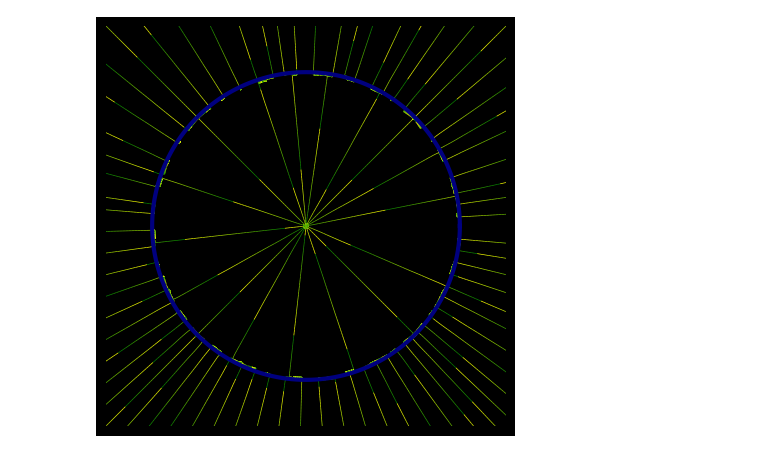
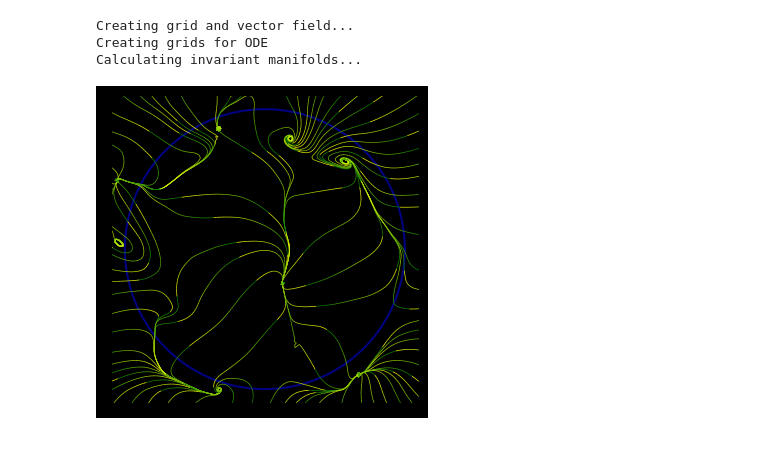
Before and after one commit to Asagodi/topological_diversity, a Jupyter notebook: Stability/videos/vector_field_animation.ipynb, the cells around one changed output. Drawn from its saved outputs; the diff is of its cells as text; code cells hidden in the pictures.

```diff
--- a/Stability/videos/vector_field_animation.ipynb
+++ b/Stability/videos/vector_field_animation.ipynb
@@ -361,7 +361,7 @@ def get_random_vector_field_from_ringattractor(min_val_sim = 2, n_grid = 40, nor
     #generate random length scale
     length_scale = np.random.uniform(0.1, 1.0)
     #set kernel
-    kernel = C(1.0, (1e-4, 1e1)) * RBF(length_scale, (1e-4, 1e1))
+    kernel = ConstantKernel(1.0, (1e-4, 1e1)) * RBF(length_scale, (1e-4, 1e1))
     K = kernel(xy)
     #generate random vector field
     perturb_u = np.random.multivariate_normal(np.zeros(xy.shape[0]), K).reshape(X.shape)
@@ -657,3 +647,17 @@ def initialize_grids(U, V, U_pert, V_pert, min_val_sim, n_grid):
     full_grid_v = RegularGridInterpolator((np.linspace(-min_val_sim, min_val_sim, n_grid), np.linspace(-min_val_sim, min_val_sim, n_grid)), V + V_pert)
 
     return grid_u, grid_v, perturb_grid_u, perturb_grid_v, full_grid_u, full_grid_v
+
+
+def get_all(random_seed, min_val_sim=3, n_grid=40, norm=0.05, n_pert_steps=15):
+    print("Creating grid and vector field...")
+    U_pert, V_pert, perturb_u, perturb_v = get_random_vector_field_from_ringattractor(min_val_sim=min_val_sim, n_grid=n_grid, norm=norm, random_seed=random_seed)
+    # Create interpolation functions for the vector field
+
+    print("Creating grids for ODE")
+    grid_u, grid_v, perturb_grid_u, perturb_grid_v, full_grid_u, full_grid_v = initialize_grids(U, V, U_pert, V_pert, min_val_sim, n_grid)
+
+    print("Calculating invariant manifolds...")
+    inv_mans = create_invman_sequence(perturb_grid_u, perturb_grid_v, n_pert_steps, initial_conditions, num_points)
+
+    return U_pert, V_pert, perturb_u, perturb_v,  grid_u, grid_v, perturb_grid_u, perturb_grid_v, full_grid_u, full_grid_v, inv_mans
@@ -697,0 +866,8 @@ Animating streamlines...
+# %%
+random_seed = 313
+U_pert, V_pert, perturb_u, perturb_v,  grid_u, grid_v, perturb_grid_u, perturb_grid_v, full_grid_u, full_grid_v, inv_mans = get_all(random_seed, norm=0.2, n_pert_steps=15*2)
+# %%
+fig = plt.figure(figsize=(10,10), facecolor='black')
+ax = plt.subplot(1, 1, 1, aspect=1, facecolor='black')
+for inv_man in inv_mans[::5]:
+    ax.plot(inv_man[:,0], inv_man[:,1], 'navy', linewidth=1)
@@ -698,25 +934,17 @@ Animating streamlines...
 # %%
-# fig = plt.figure(figsize=(4,4), facecolor='black')
-# ax = plt.subplot(1, 1, 1, aspect=1, facecolor='black')#ax.plot(ring[:,0], ring[:,1], 'b')
-# for inv_man in inv_mans:
-#     ax.plot(inv_man[:,0], inv_man[:,1], 'navy')
-# ax.set_xticks([])
-# ax.set_yticks([])
-# interpol_param = 1
-# s = Streamlines(X, Y, U+interpol_param*perturb_u, V+interpol_param*perturb_v)
-# lengths, colors, lines = initialize_streamlines(ax, s, cmap)
+random_seed = 313
+U_pert, V_pert, perturb_u, perturb_v,  grid_u, grid_v, perturb_grid_u, perturb_grid_v, full_grid_u, full_grid_v, inv_mans = get_all(random_seed, norm=0.2, n_pert_steps=15*2)
+fig = plt.figure(figsize=(4,4), facecolor='black')
+ax = plt.subplot(1, 1, 1, aspect=1, facecolor='black')#ax.plot(ring[:,0], ring[:,1], 'b')
+for inv_man in inv_mans:
+    ax.plot(inv_man[:,0], inv_man[:,1], 'navy')
+ax.set_xticks([])
+ax.set_yticks([])
+interpol_param = 1
+s = Streamlines(X, Y, U+interpol_param*perturb_u, V+interpol_param*perturb_v)
+lengths, colors, lines = initialize_streamlines(ax, s, cmap)
+# %% [output]
+Creating grid and vector field...
+Creating grids for ODE
+Calculating invariant manifolds...
+[figure, added]
-# %%
-# animation = make_streamline_animation_from_fixed_vf(f'pring_5s_norm{norm}_ngrid{n_grid}_rs{random_seed}',
-#                                                     X,Y,U_pert,V_pert,cmap,n_steps=n_steps,fps=fps,interpol_param=.3,
-#                                                     inv_man=inv_mans[1],save_as='gif')
-
-
-#Original RA
-angles = np.linspace(0, 2 * np.pi, num_points, endpoint=False)
-ring = np.array([(np.cos(angle), np.sin(angle)) for angle in angles])
-ring = np.vstack([ring, ring[0]])
-animation = make_streamline_animation_from_fixed_vf(f'ring_5s_ngrid{n_grid}',
-                                                    X,Y,U,V,cmap,n_steps=5*fps,fps=fps,
-                                                    inv_man=ring,save_as='gif')
-# %% [output]
-[figure, removed]
```
Also changed, not shown: parts of 22 cells of this notebook.
